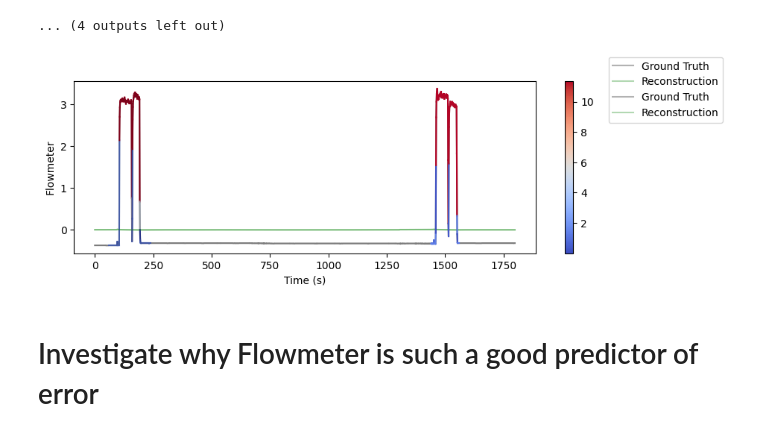
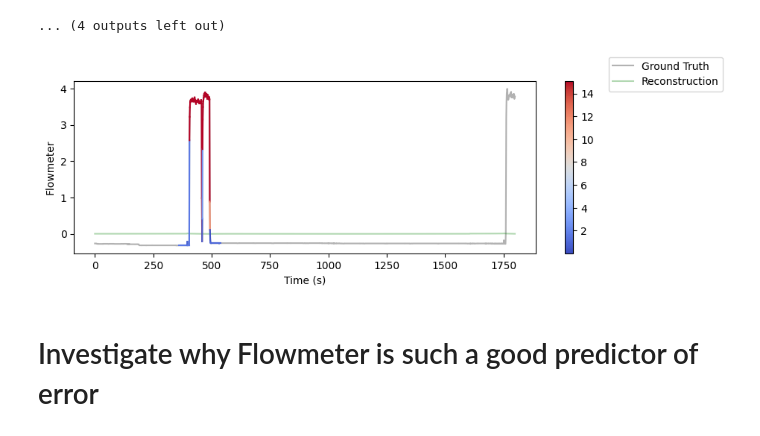
Before and after one commit to MatthiasJakobs/metro-xai, a Jupyter notebook: poc.ipynb, the cells around one changed output. Drawn from its saved outputs; the diff is of its cells as text; code cells hidden in the pictures.

```diff
--- a/poc.ipynb
+++ b/poc.ipynb
@@ -10,18 +10,15 @@ from itertools import combinations
 # %%
 # Load data and model
 train_chunks, training_chunk_dates, test_chunks, test_chunk_dates = load_data()
-model = ModelTrainer(f'configs/TCN_AE.json').fit()
+model = ModelTrainer(f'configs/WAE_NOGAN.json').fit()
 # %%
 channel_names = ['TP2', 'TP3', 'H1', 'DV_pressure', 'Reservoirs','Oil_temperature', 'Flowmeter', 'Motor_current']
-use_channels = np.array([0, 1, 2, 3, 4, 5, 6, 7])
-#use_channels = np.array([0, 1, 2, 3, 4, 5, 7])
 
-channel_names = [cn for i, cn in enumerate(channel_names) if i in use_channels]
 test_indices_to_check = np.array([898, 899, 900, 901, 902, 903, 904, 905])
 # Get prediction
 X = test_chunks[test_indices_to_check]
-reconstructions = model.predict(X)[..., use_channels]
-errors = model.calc_loss(X, X, average=False)[..., use_channels]
+reconstructions = model.predict(X)
+errors = model.calc_loss(X, X, average=False)
 
 segment_size = 60 # One minute segments
 mask = np.arange(1800).reshape(-1, segment_size)
@@ -94,7 +91,7 @@ for i in range(len(test_indices_to_check)):
     index = test_indices_to_check[i]
     test_range = test_chunk_dates[index]
     E = error_summary[i].T
-    components_2d = find_connected_components(E, theta=0.05)
+    components_2d = find_connected_components(E, theta=0.01)
     mask = np.zeros_like(E)
     for component in components_2d:
         mask[component[:, 1], component[:, 0]] = 1
@@ -155,36 +152,36 @@ def visualize_region(regions, data, prediction, error):
         _err = error[start:stop, channel]
         min_err = min(min_err, _err.min())
         max_err = max(max_err, _err.max())
         ax = axs.ravel()[channel_mapping[channel]]
         # Plot data
         ax.plot(data[:, channel], color='black', alpha=0.3, label='Ground Truth')
         # Plot prediction
         ax.plot(prediction[:, channel], color='green', alpha=0.3, label='Reconstruction')
         for i in range(len(_data)-1):
             ax.plot([start+i, start+i+1], _data[i:i+2], color=cmap(_err[i]))
         ax.set_ylabel(channel_names[channel])
         ax.set_xlabel('Time (s)')
 
     norm = plt.Normalize(min_err, max_err)
     sm = plt.cm.ScalarMappable(cmap=cmap, norm=norm)
     sm.set_array([])
     for i in range(len(channels)):
         fig.colorbar(sm, ax=axs.ravel()[i])
     fig.legend()
 
 for i in range(len(test_indices_to_check)):
-    if i != 1:
+    if i != 0:
         continue
     index = test_indices_to_check[i]
     test_range = test_chunk_dates[index]
     data = test_chunks[index]
     es = error_summary[i].T
-    components_2d = find_connected_components(es, theta=0.05)
+    components_2d = find_connected_components(es, theta=0.01)
     regions = get_regions(components_2d, segment_size)
     prediction = reconstructions[i]
     visualize_region(regions, data, prediction, errors[i])
 # %% [output]
-[figure, old version]
+[figure, new version]
 # %% [markdown]
 # Investigate why Flowmeter is such a good predictor of error
 # %%
```
Also changed, not shown: parts of 2 cells of this notebook, 10 other files.
